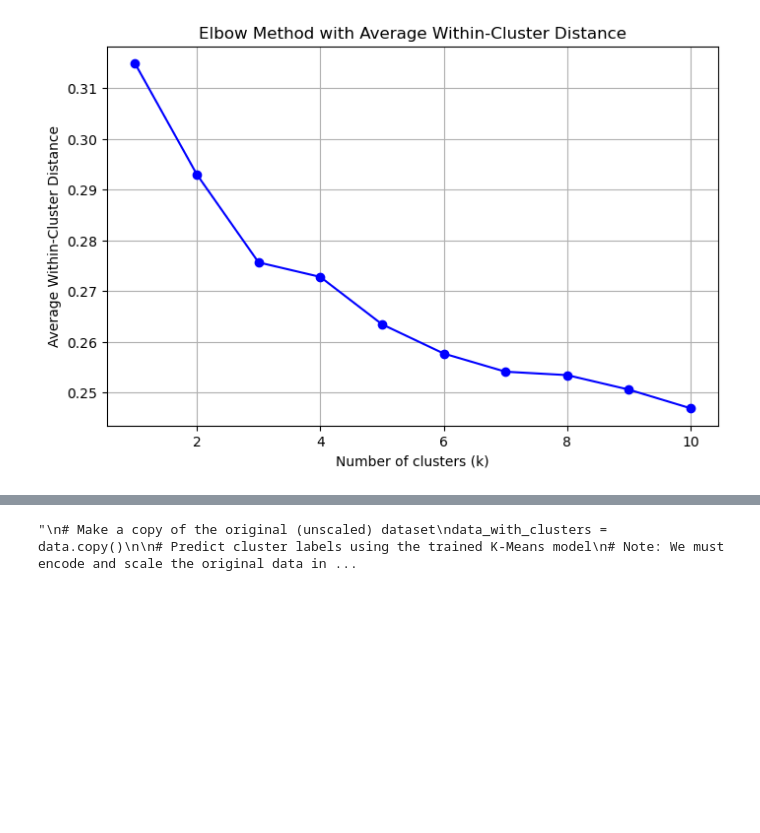
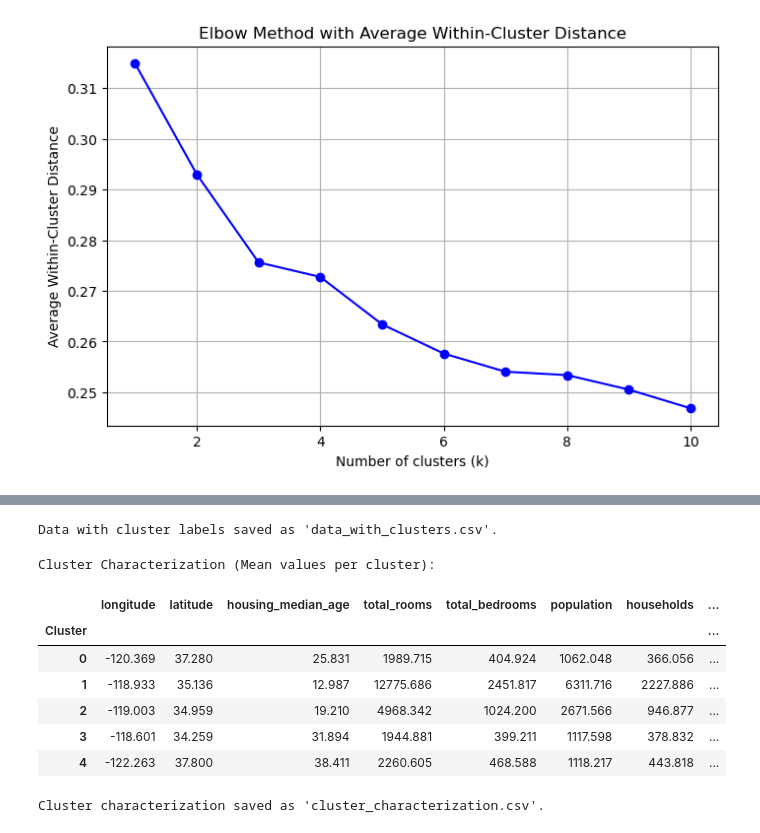
Before and after one commit to murilofarias10/Python, a Jupyter notebook: CLASSE_DEA108/K_Means.ipynb, the cells around one changed output, grey strips where cells are left out. Drawn from its saved outputs; the diff is of its cells as text; code cells hidden in the pictures; blank space fills up the shorter version.

```diff
--- a/CLASSE_DEA108/K_Means.ipynb
+++ b/CLASSE_DEA108/K_Means.ipynb
@@ -274,33 +256,47 @@ plt.show()
-# %%
-# ----------------------------------------------
-# Step 10: Add cluster numbers to ORIGINAL data and save to CSV
-# ----------------------------------------------
-"""
-# Make a copy of the original (unscaled) dataset
-data_with_clusters = data.copy()
-
-# Predict cluster labels using the trained K-Means model
-# Note: We must encode and scale the original data in the same way as training
-data_encoded = pd.get_dummies(data_with_clusters, columns=['ocean_proximity'], drop_first=True)
-
-# Standardize numeric columns in the same way as before
-data_encoded[numeric_cols] = scaler.transform(data_encoded[numeric_cols])
-
-# Predict cluster labels using the trained model
-data_with_clusters['Cluster'] = kmeans_final.predict(data_encoded)
-
-# Split back into train and test subsets (using same indices as before)
-train_with_clusters = data_with_clusters.loc[train_data.index]
-test_with_clusters = data_with_clusters.loc[test_data.index]
-
-# Save to CSV files
-train_with_clusters.to_csv('train_with_clusters.csv', index=False)
-test_with_clusters.to_csv('test_with_clusters.csv', index=False)
-
-# Download the files in Google Colab
-#from google.colab import files
-#files.download('train_with_clusters.csv')
-#files.download('test_with_clusters.csv')
-"""
-# %% [output]
-"\n# Make a copy of the original (unscaled) dataset\ndata_with_clusters = data.copy()\n\n# Predict cluster labels using the trained K-Means model\n# Note: We must encode and scale the original data in ...
+# %%
+# ----------------------------------------------
+# Step 10: Add cluster numbers to ORIGINAL data and save to CSV
+# ----------------------------------------------
+
+# Encode and scale the full dataset again
+data_encoded_full = pd.get_dummies(data, columns=['ocean_proximity'], drop_first=True)
+dummy_cols = data_encoded_full.columns[data_encoded_full.dtypes == 'bool']
+data_encoded_full[dummy_cols] = data_encoded_full[dummy_cols].astype(int)
+
+# Use same scaler and columns
+data_encoded_full = data_encoded_full.reindex(columns=numeric_cols, fill_value=0)
+data_scaled_full = scaler.transform(data_encoded_full)
+
+# Predict cluster labels for all rows
+data['Cluster'] = kmeans_final.predict(data_scaled_full)
+
+# Save data with cluster assignments
+data.to_csv('data_with_clusters.csv', index=False)
+#files.download('data_with_clusters.csv')
+print("\nData with cluster labels saved as 'data_with_clusters.csv'.")
+# %% [output]
+Data with cluster labels saved as 'data_with_clusters.csv'.
+# %%
+# ----------------------------------------------
+# Step 11: Cluster Characterization
+# ----------------------------------------------
+cluster_summary = data.groupby('Cluster').mean(numeric_only=True)
+cluster_summary['Count'] = data['Cluster'].value_counts().sort_index().values
+cluster_summary = cluster_summary.round(3)
+
+print("\nCluster Characterization (Mean values per cluster):")
+display(cluster_summary)
+
+cluster_summary.to_csv('cluster_characterization.csv')
+#files.download('cluster_characterization.csv')
+print("\nCluster characterization saved as 'cluster_characterization.csv'.")
+# %% [output]
+Cluster Characterization (Mean values per cluster):
+|  | longitude | latitude | housing_median_age | total_rooms | total_bedrooms | population | households | ... |
+| Cluster |  |  |  |  |  |  |  | ... |
+| 0 | -120.369 | 37.280 | 25.831 | 1989.715 | 404.924 | 1062.048 | 366.056 | ... |
+| 1 | -118.933 | 35.136 | 12.987 | 12775.686 | 2451.817 | 6311.716 | 2227.886 | ... |
+| 2 | -119.003 | 34.959 | 19.210 | 4968.342 | 1024.200 | 2671.566 | 946.877 | ... |
+| 3 | -118.601 | 34.259 | 31.894 | 1944.881 | 399.211 | 1117.598 | 378.832 | ... |
+| 4 | -122.263 | 37.800 | 38.411 | 2260.605 | 468.588 | 1118.217 | 443.818 | ... |
+Cluster characterization saved as 'cluster_characterization.csv'.
```
Also changed, not shown: parts of 19 cells of this notebook.
